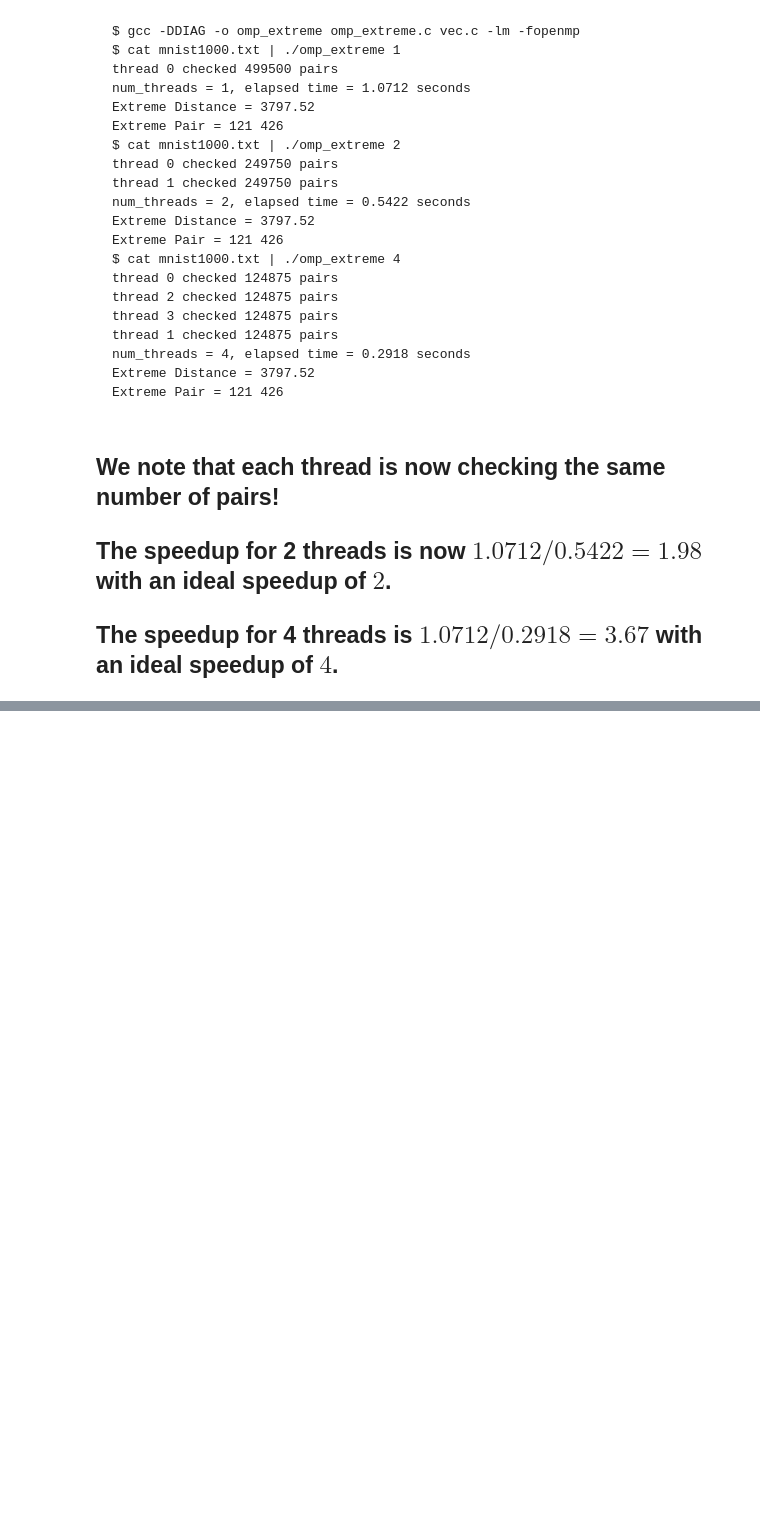
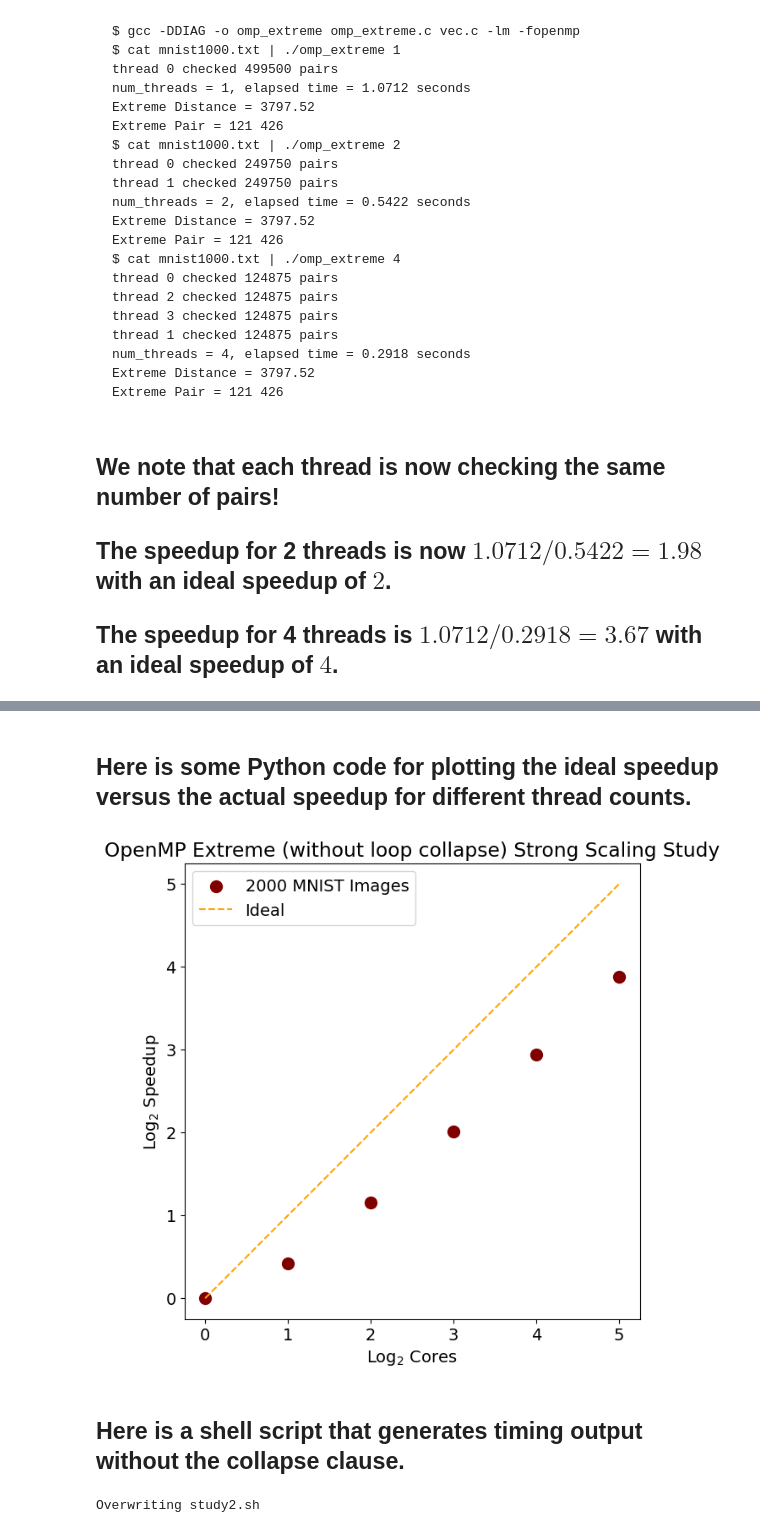
Before and after one commit to jasonrwilson/cmda3634_materials, a Jupyter notebook: L12/lecture12_openMP_extreme.ipynb, the cells around one changed output, grey strips where cells are left out. Cells and saved outputs as stored; diff of their text form; code cells hidden in the pictures; blank space fills up the shorter version.

```diff
--- a/L12/lecture12_openMP_extreme.ipynb
+++ b/L12/lecture12_openMP_extreme.ipynb
@@ -959,0 +1086,38 @@ Writing omp_extreme_v8.c
+# %% [markdown]
+## Here is some Python code for plotting the ideal speedup versus the actual speedup for different thread counts.
+# %%
+import numpy as np
+import matplotlib.pyplot as plt
+A = np.array ( ( (1,4.2885),(2,3.2135),(4,1.9244),(8,1.0611),(16,0.5587),(32,0.2918) ) )
+slow_time = A[0,1]
+A[:,1] = slow_time/A[:,1]
+plt.rcParams['figure.figsize'] = (7, 7)
+plt.rcParams.update({'font.size': 14})
+plt.gca().set_aspect('equal')
+plt.scatter (np.log2(A[:,0]),np.log2(A[:,1]),color='maroon',s=100,label='2000 MNIST Images')
+plt.plot ([0,5],[0,5],'--',color='orange',label='Ideal')
+plt.title ('OpenMP Extreme (without loop collapse) Strong Scaling Study')
+plt.xlabel ('Log$_2$ Cores')
+plt.ylabel ('Log$_2$ Speedup')
+plt.legend();
+# %% [output]
+[figure, added]
+# %% [markdown]
+## Here is a shell script that generates timing output without the collapse clause.
+# %%
+%%writefile study2.sh
+# compile with TIMING and COLLAPSE flags
+gcc -DTIMING -DCOLLAPSE -o omp_extreme omp_extreme.c vec.c -lm -fopenmp
+
+# run with 1, 2, 4, 8, 16, and 32 threads
+cat $1 | ./omp_extreme 1
+cat $1 | ./omp_extreme 2
+cat $1 | ./omp_extreme 4
+cat $1 | ./omp_extreme 8
+cat $1 | ./omp_extreme 16
+cat $1 | ./omp_extreme 32
+
+# output a newline
+echo
+# %% [output]
+Overwriting study2.sh
```
Also changed, not shown: parts of 11 cells of this notebook.
